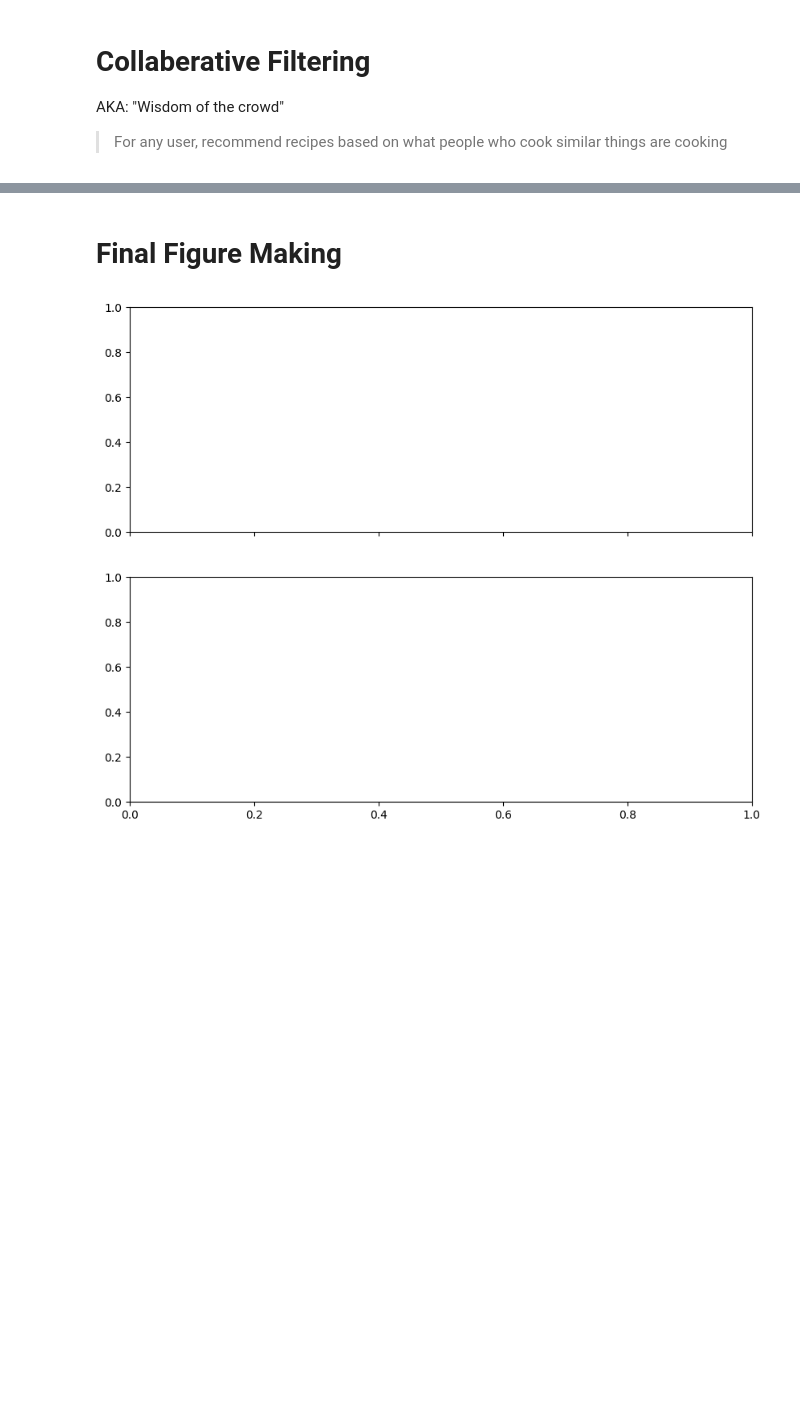
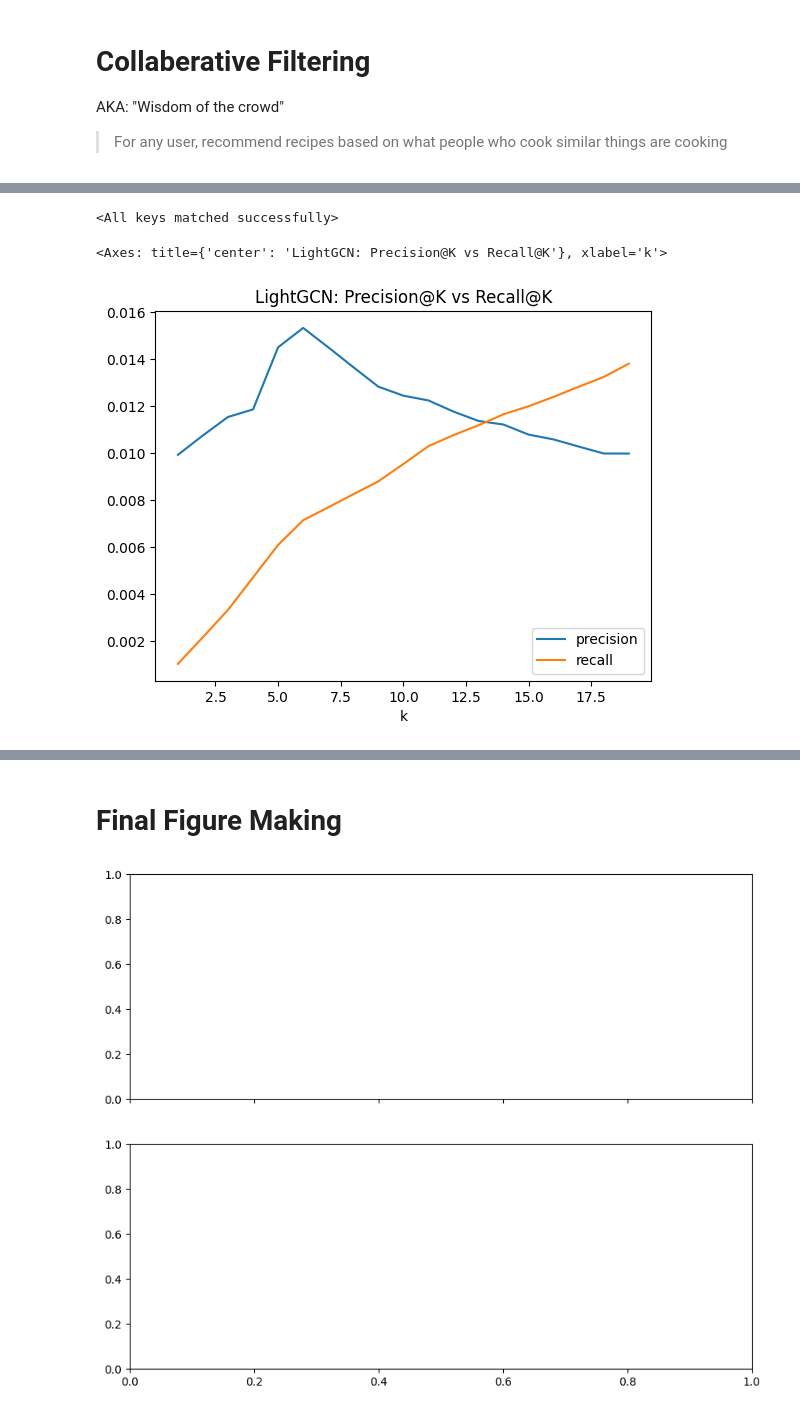
Before and after one commit to nickthegroot/recipe-recommendation, a Jupyter notebook: notebooks/230301-nickthegroot-eval-metrics.ipynb, the cells around one changed output, grey strips where cells are left out. Saved outputs shown, nothing was run; the diff lists cells and outputs as text; code cells hidden in the pictures; blank space fills up the shorter version.

```diff
--- a/notebooks/230301-nickthegroot-eval-metrics.ipynb
+++ b/notebooks/230301-nickthegroot-eval-metrics.ipynb
@@ -182,5 +57,0 @@ A modified version of LightGCN designed to work with heterogeneous/biparite grap
-# %%
-from src.models.heterolgn import HeteroLGN
-dm = DataModule(torch.device('cpu'), norm_rating=True)
-train_data = dm.train_data
-test_data = dm.test_data
@@ -396,0 +86,12 @@ results6.plot(x='k', y=['precision', 'recall'], title='RecLGN: Precision@K vs Re
+# %%
+recipe_ids = pd.concat([tr_reviews.recipe_id, test_reviews.recipe_id]).unique()
+def get_top_preds_for_user(usr_id, k: int):
+    preds = torch.tensor([cf.predict(usr_id, rcp_id, clip=False).est for rcp_id in recipe_ids])
+    return torch.from_numpy(recipe_ids[preds.topk(k).indices])
+
+# Only sample 200 users, else this takes 8hrs
+usr_ids = test_reviews.user_id.drop_duplicates().sample(200)
+preds = torch.vstack(
+    [get_top_preds_for_user(x, TOP_K) for x in usr_ids]
+)
+preds
@@ -396,0 +226,19 @@ results6.plot(x='k', y=['precision', 'recall'], title='RecLGN: Precision@K vs Re
+# %%
+model_path = Path(Config.MODEL_DIR) / '230313-111020'
+hp = json.load((model_path / 'hp.json').open())
+model = LightGCN(
+    num_users=dm.num_users,
+    num_recipes=dm.num_recipes,
+    lambda_val=hp["lambda_val"],
+    embedding_dim=hp["embed_dim"],
+)
+state_dict = torch.load(model_path / 'model.pt')
+model.load_state_dict(state_dict)
+# %% [output]
+<All keys matched successfully>
+# %%
+results2 = eval_model(model)
+results2.plot(x='k', y=['precision', 'recall'], title='LightGCN: Precision@K vs Recall@K', xlabel='k')
+# %% [output]
+<Axes: title={'center': 'LightGCN: Precision@K vs Recall@K'}, xlabel='k'>
+[figure, added]
```
Also changed, not shown: parts of 68 cells of this notebook, 6 other files.
